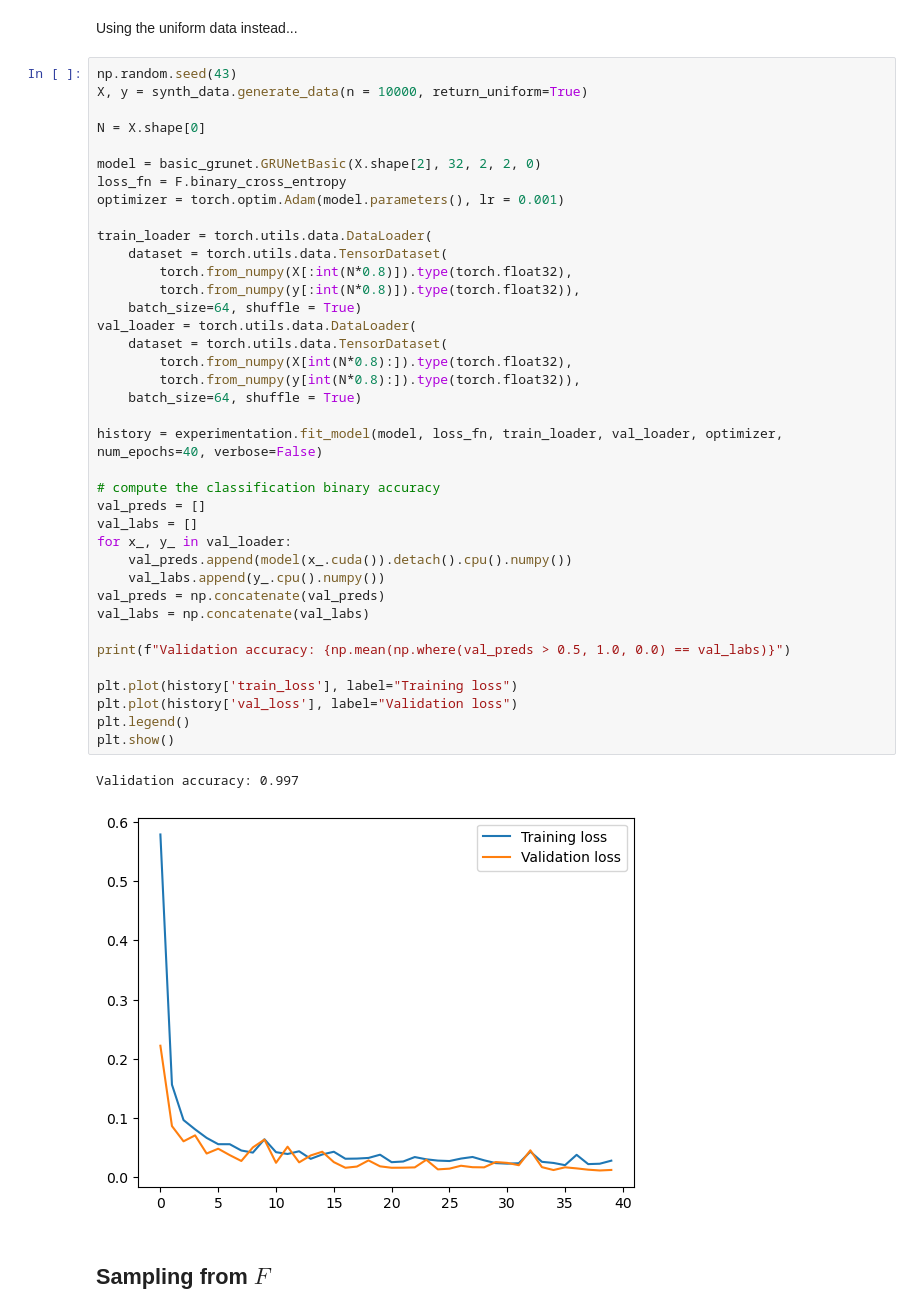
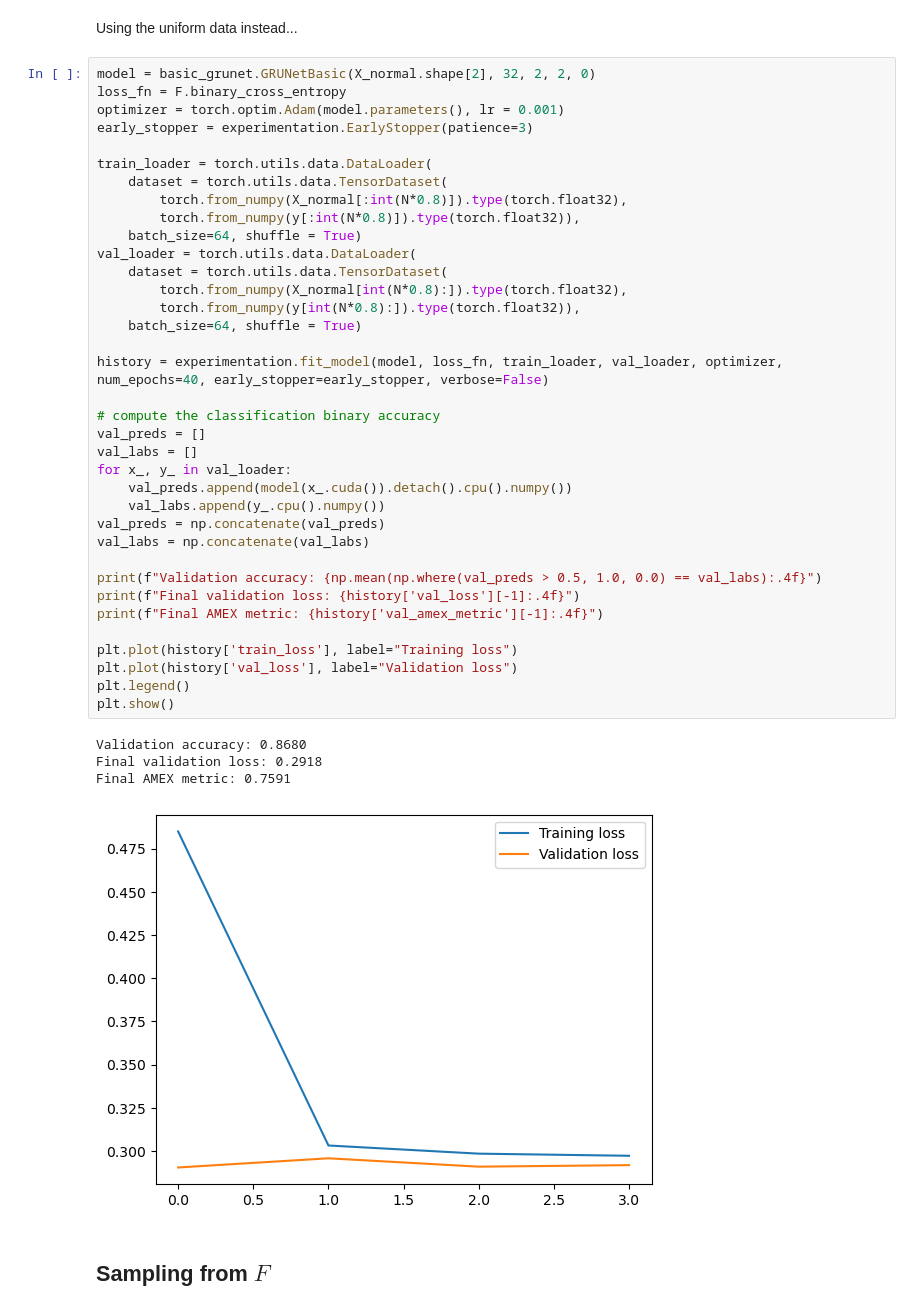
Before and after one commit to marcusGH/edain_paper, a Jupyter notebook: notebooks/synthetic_data.ipynb, the cells around one changed output. Drawn from its saved outputs; the diff is of its cells as text.

```diff
--- a/notebooks/synthetic_data.ipynb
+++ b/notebooks/synthetic_data.ipynb
@@ -134,46 +230,46 @@ plt.show()
 # %% [markdown]
 Using the uniform data instead...
 # %%
-np.random.seed(43)
-X, y = synth_data.generate_data(n = 10000, return_uniform=True)
-
-N = X.shape[0]
-
-model = basic_grunet.GRUNetBasic(X.shape[2], 32, 2, 2, 0)
+model = basic_grunet.GRUNetBasic(X_normal.shape[2], 32, 2, 2, 0)
 loss_fn = F.binary_cross_entropy
 optimizer = torch.optim.Adam(model.parameters(), lr = 0.001)
+early_stopper = experimentation.EarlyStopper(patience=3)
 
 train_loader = torch.utils.data.DataLoader(
     dataset = torch.utils.data.TensorDataset(
-        torch.from_numpy(X[:int(N*0.8)]).type(torch.float32),
+        torch.from_numpy(X_normal[:int(N*0.8)]).type(torch.float32),
         torch.from_numpy(y[:int(N*0.8)]).type(torch.float32)),
     batch_size=64, shuffle = True)
 val_loader = torch.utils.data.DataLoader(
     dataset = torch.utils.data.TensorDataset(
-        torch.from_numpy(X[int(N*0.8):]).type(torch.float32),
+        torch.from_numpy(X_normal[int(N*0.8):]).type(torch.float32),
         torch.from_numpy(y[int(N*0.8):]).type(torch.float32)),
     batch_size=64, shuffle = True)
 
-history = experimentation.fit_model(model, loss_fn, train_loader, val_loader, optimizer, num_epochs=40, verbose=False)
+history = experimentation.fit_model(model, loss_fn, train_loader, val_loader, optimizer, num_epochs=40, early_stopper=early_stopper, verbose=False)
 
 # compute the classification binary accuracy
 val_preds = []
 val_labs = []
 for x_, y_ in val_loader:
     val_preds.append(model(x_.cuda()).detach().cpu().numpy())
     val_labs.append(y_.cpu().numpy())
 val_preds = np.concatenate(val_preds)
 val_labs = np.concatenate(val_labs)
 
-print(f"Validation accuracy: {np.mean(np.where(val_preds > 0.5, 1.0, 0.0) == val_labs)}")
+print(f"Validation accuracy: {np.mean(np.where(val_preds > 0.5, 1.0, 0.0) == val_labs):.4f}")
+print(f"Final validation loss: {history['val_loss'][-1]:.4f}")
+print(f"Final AMEX metric: {history['val_amex_metric'][-1]:.4f}")
 
 plt.plot(history['train_loss'], label="Training loss")
 plt.plot(history['val_loss'], label="Validation loss")
 plt.legend()
 plt.show()
 # %% [output]
-Validation accuracy: 0.997
+Validation accuracy: 0.8680
+Final validation loss: 0.2918
+Final AMEX metric: 0.7591
-[figure, old version]
+[figure, new version]
 # %% [markdown]
 ## Sampling from $F$
 # %%
```
Also changed, not shown: parts of 7 cells of this notebook, 4 other files.
